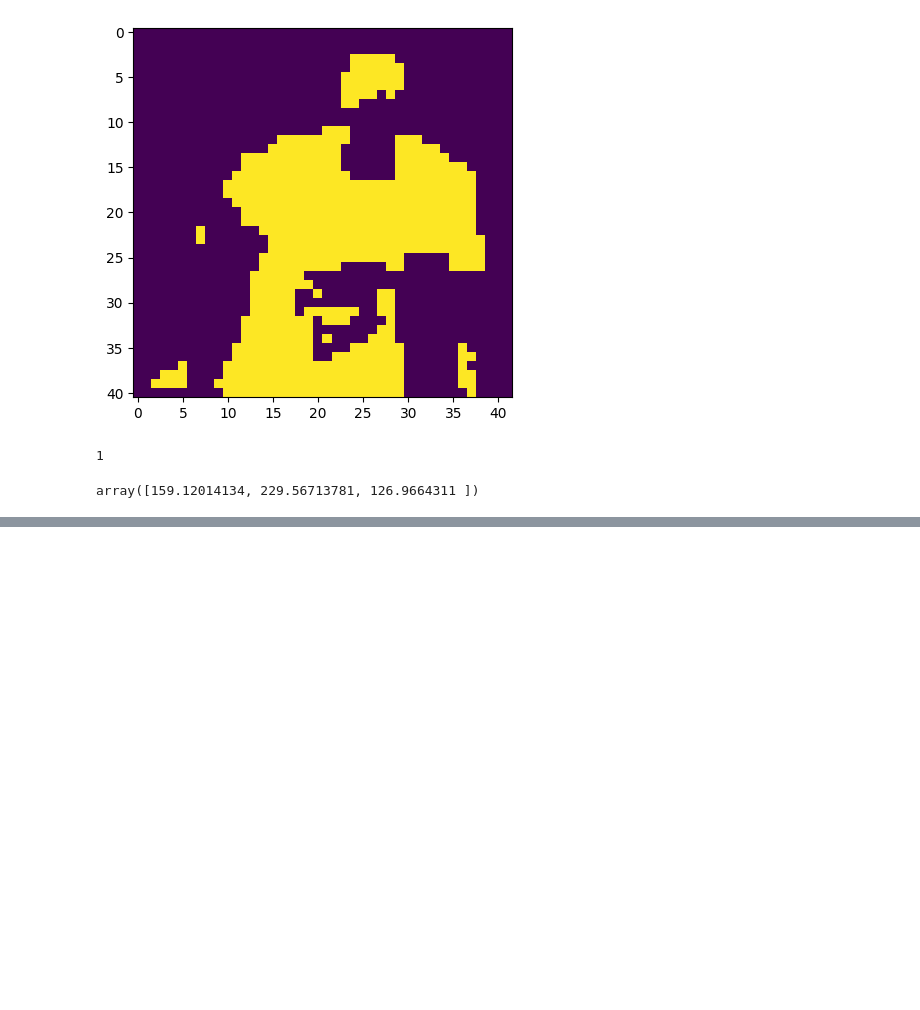
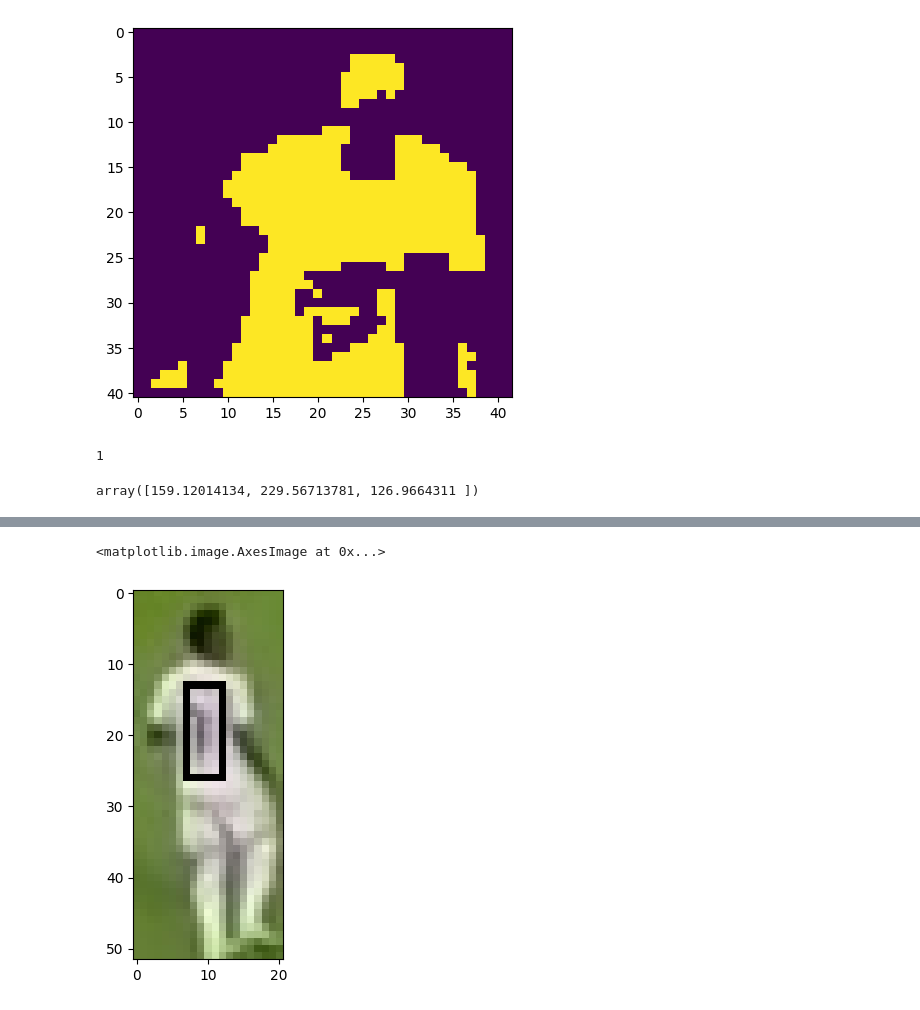
Before and after one commit to Yousef-Nasr/Football-Analysis, a Jupyter notebook: developement/team_assigner.ipynb, the cells around one changed output, grey strips where cells are left out. Saved outputs shown, nothing was run; the diff lists cells and outputs as text; code cells hidden in the pictures; blank space fills up the shorter version.

```diff
--- a/developement/team_assigner.ipynb
+++ b/developement/team_assigner.ipynb
@@ -43,0 +64,7 @@ array([159.12014134, 229.56713781, 126.9664311 ])
+# %%
+img2 = img.copy()
+cv2.rectangle(img2, (img2.shape[1]//3, img2.shape[0]//4), (3*img2.shape[1]//5, 2*img2.shape[0]//4), (0, 0, 0), 1)
+plt.imshow(img2)
+# %% [output]
+<matplotlib.image.AxesImage at 0x...>
+[figure, added]
```
Also changed, not shown: parts of 10 cells of this notebook, 7 other files.
